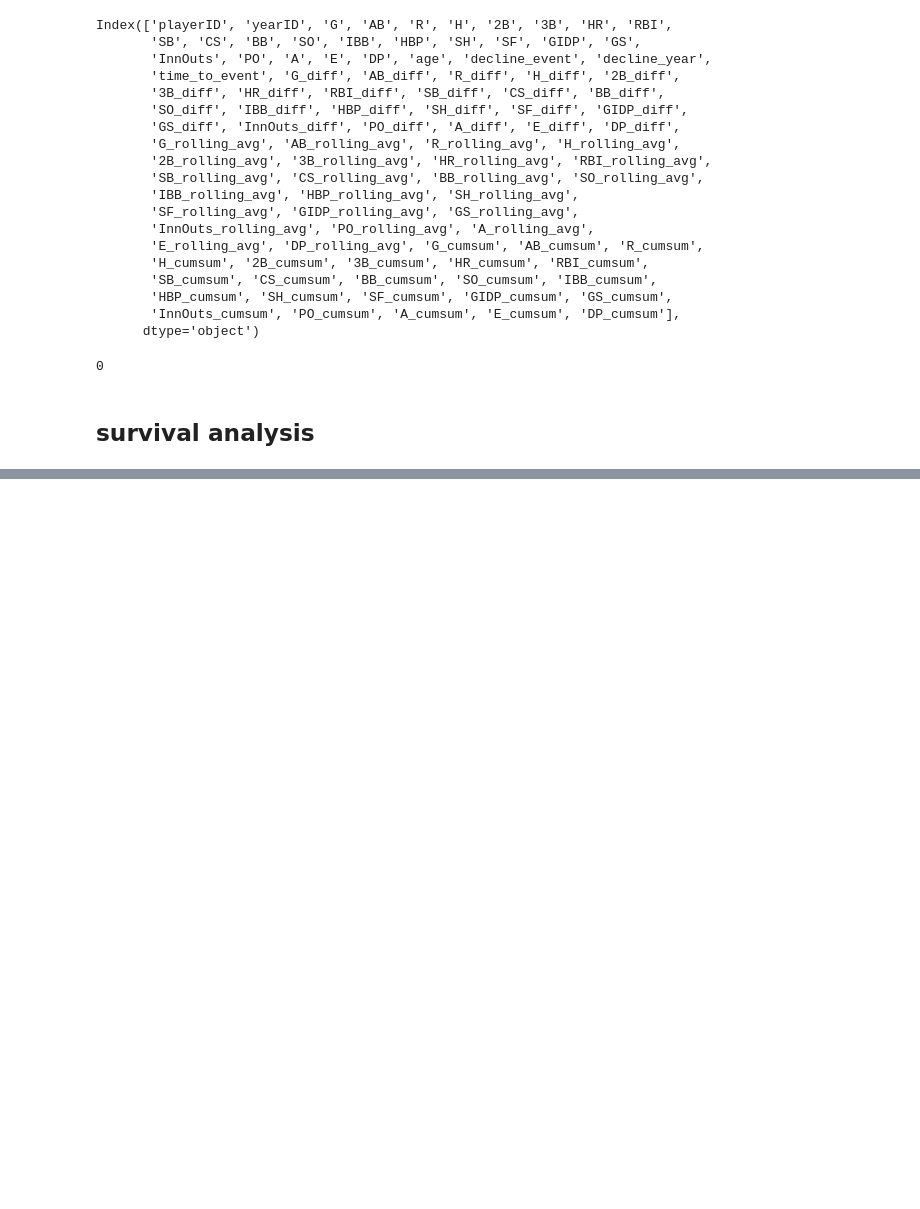
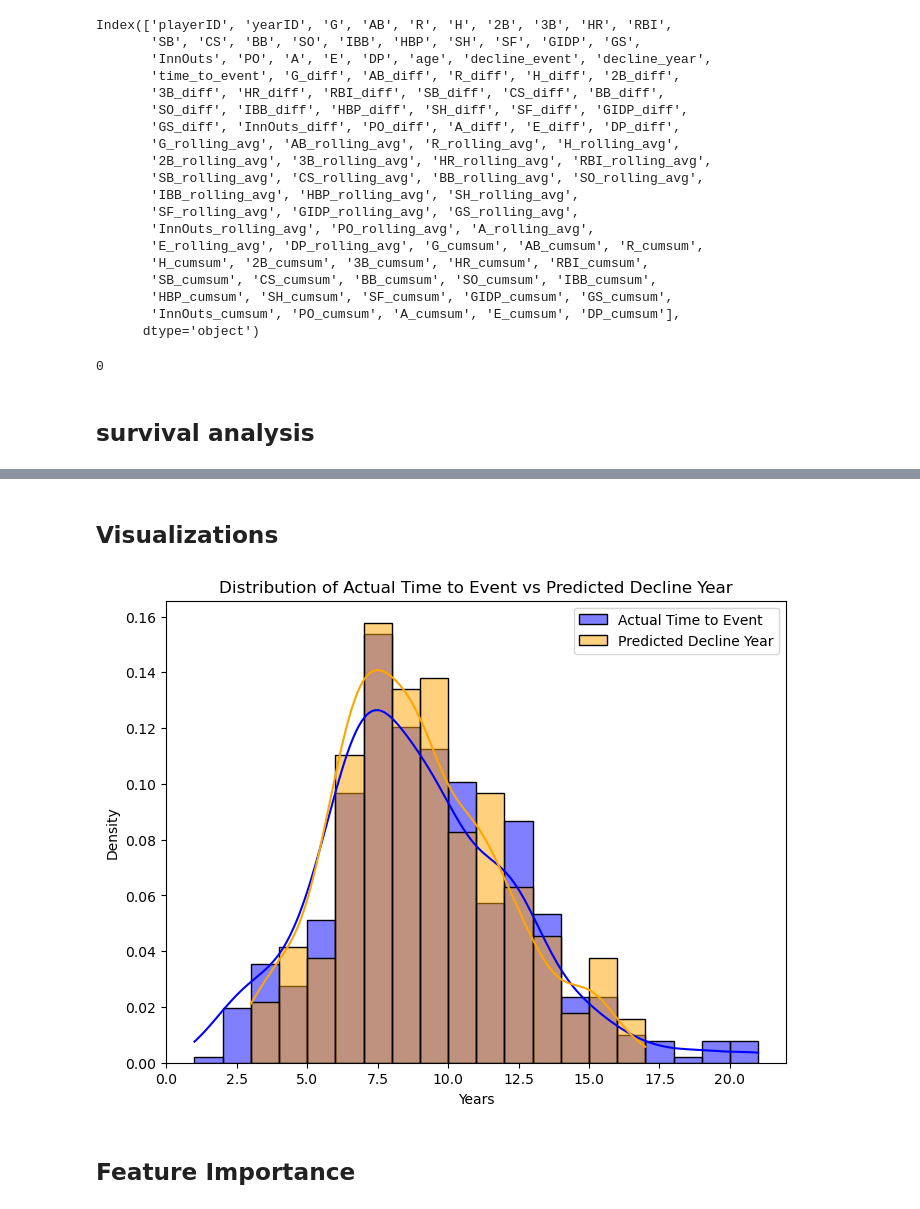
Before and after one commit to kwilliams380/6740project, a Jupyter notebook: survival_analysis.ipynb, the cells around one changed output, grey strips where cells are left out. Saved outputs shown, nothing was run; the diff lists cells and outputs as text; code cells hidden in the pictures; blank space fills up the shorter version.

```diff
--- a/survival_analysis.ipynb
+++ b/survival_analysis.ipynb
@@ -812,0 +736,16 @@ Accuracy within 1 years: 88.15406976744185%
+# %% [markdown]
+## Visualizations
+# %%
+# Plot: Distribution of Predicted vs Actual Decline Years
+plt.figure(figsize=(8, 6))
+sns.histplot(valid_predictions["actual_time_to_event"], kde=True, color='blue', label='Actual Time to Event', stat='density')
+sns.histplot(valid_predictions["predicted_decline_years"], kde=True, color='orange', label='Predicted Decline Year', stat='density')
+plt.title("Distribution of Actual Time to Event vs Predicted Decline Year")
+plt.xlabel("Years")
+plt.ylabel("Density")
+plt.legend()
+plt.show()
+# %% [output]
+[figure, added]
+# %% [markdown]
+## Feature Importance
```
Also changed, not shown: parts of 14 cells of this notebook, 3 other files.
